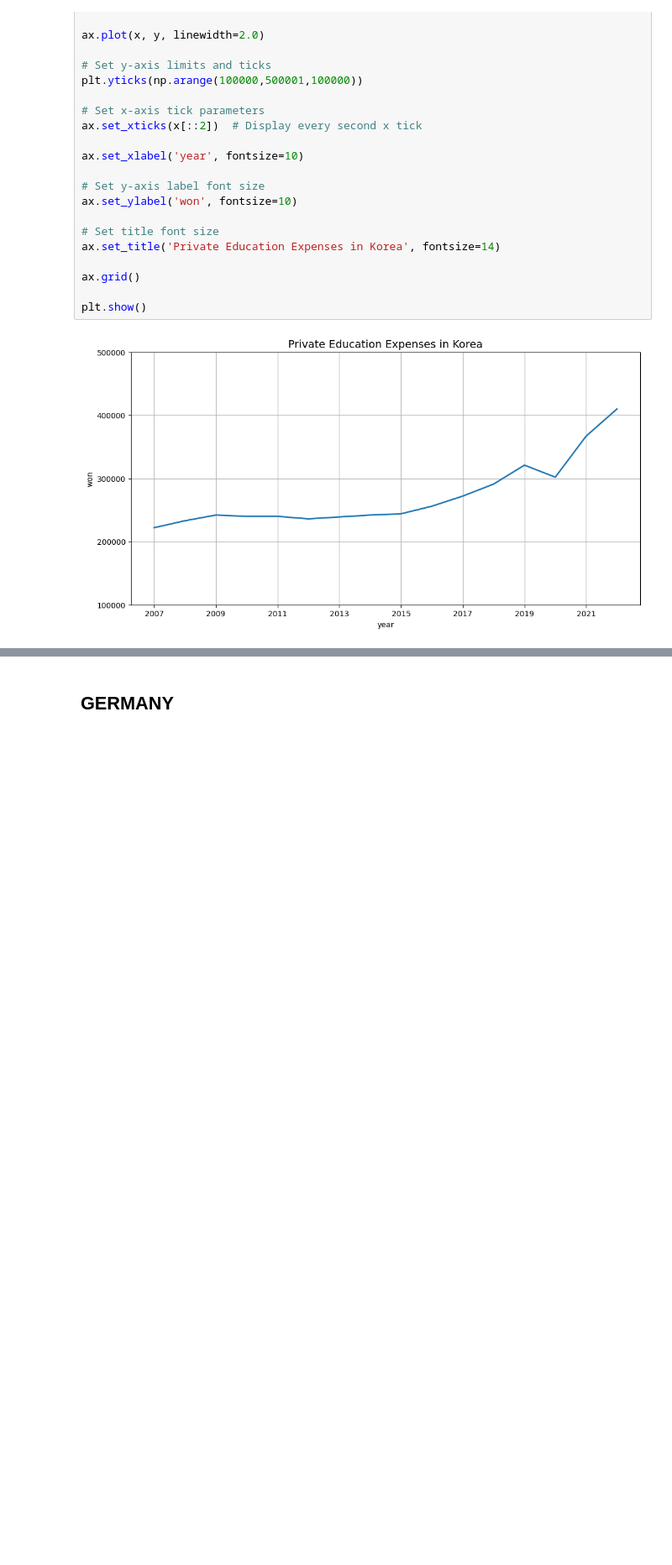
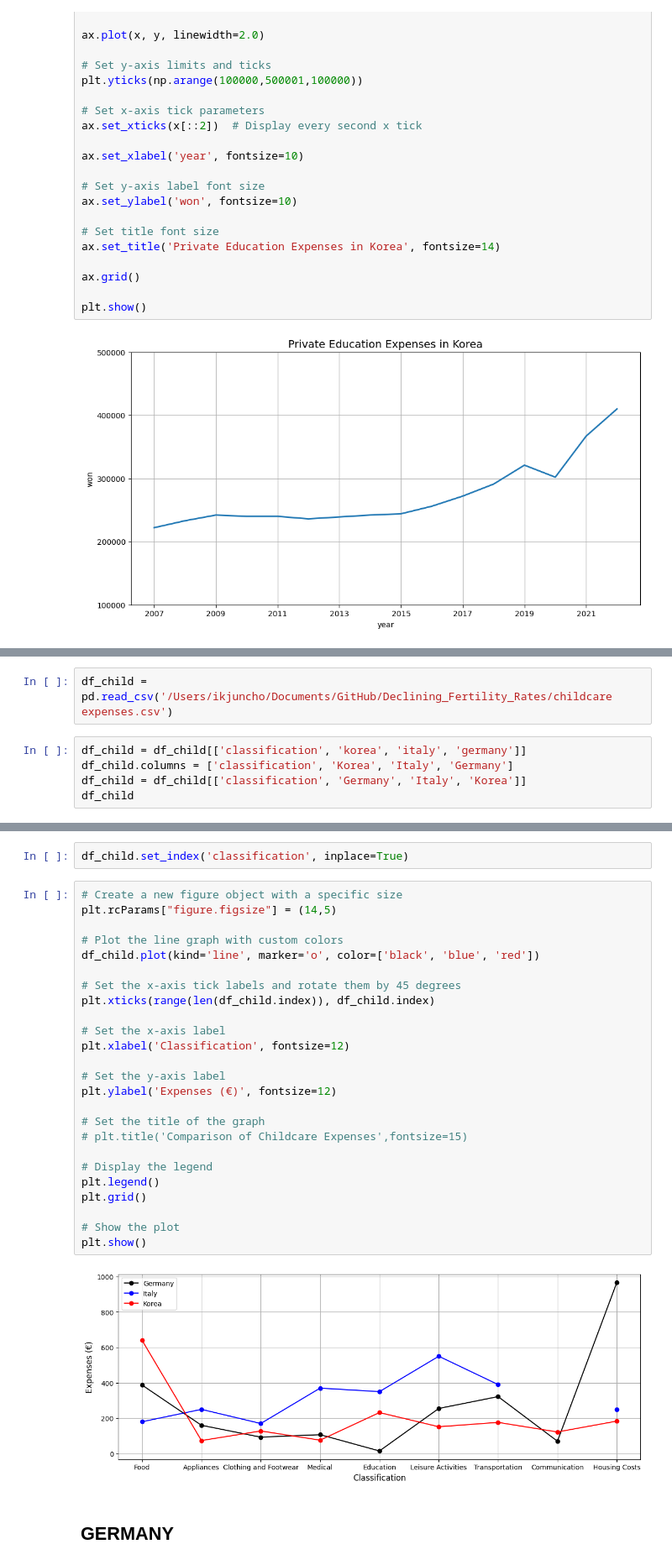
Before and after one commit to ikkjun/Declining_Fertility_Rates, a Jupyter notebook: Declining_Fertility_Rates.ipynb, the cells around one changed output, grey strips where cells are left out. Shown: that part at 84% size. Saved outputs shown, nothing was run; the diff lists cells and outputs as text; blank space fills up the shorter version.

```diff
--- a/Declining_Fertility_Rates.ipynb
+++ b/Declining_Fertility_Rates.ipynb
@@ -691,0 +694,7 @@ plt.show()
+# %%
+df_child = pd.read_csv('/Users/ikjuncho/Documents/GitHub/Declining_Fertility_Rates/childcare expenses.csv')
+# %%
+df_child = df_child[['classification', 'korea', 'italy', 'germany']]
+df_child.columns = ['classification', 'Korea', 'Italy', 'Germany']
+df_child = df_child[['classification', 'Germany', 'Italy', 'Korea']]
+df_child
@@ -692,3 +726,32 @@ plt.show()
+# %%
+df_child.set_index('classification', inplace=True)
+# %%
+# Create a new figure object with a specific size
+plt.rcParams["figure.figsize"] = (14,5)
+
+# Plot the line graph with custom colors
+df_child.plot(kind='line', marker='o', color=['black', 'blue', 'red'])
+
+# Set the x-axis tick labels and rotate them by 45 degrees
+plt.xticks(range(len(df_child.index)), df_child.index)
+
+# Set the x-axis label
+plt.xlabel('Classification', fontsize=12)
+
+# Set the y-axis label
+plt.ylabel('Expenses (€)', fontsize=12)
+
+# Set the title of the graph
+# plt.title('Comparison of Childcare Expenses',fontsize=15)
+
+# Display the legend
+plt.legend()
+plt.grid()
+
+# Show the plot
+plt.show()
+# %% [output]
+[figure, added]
 # %% [markdown]
 ## GERMANY
 # %%
```
Also changed, not shown: parts of 3 cells of this notebook.
